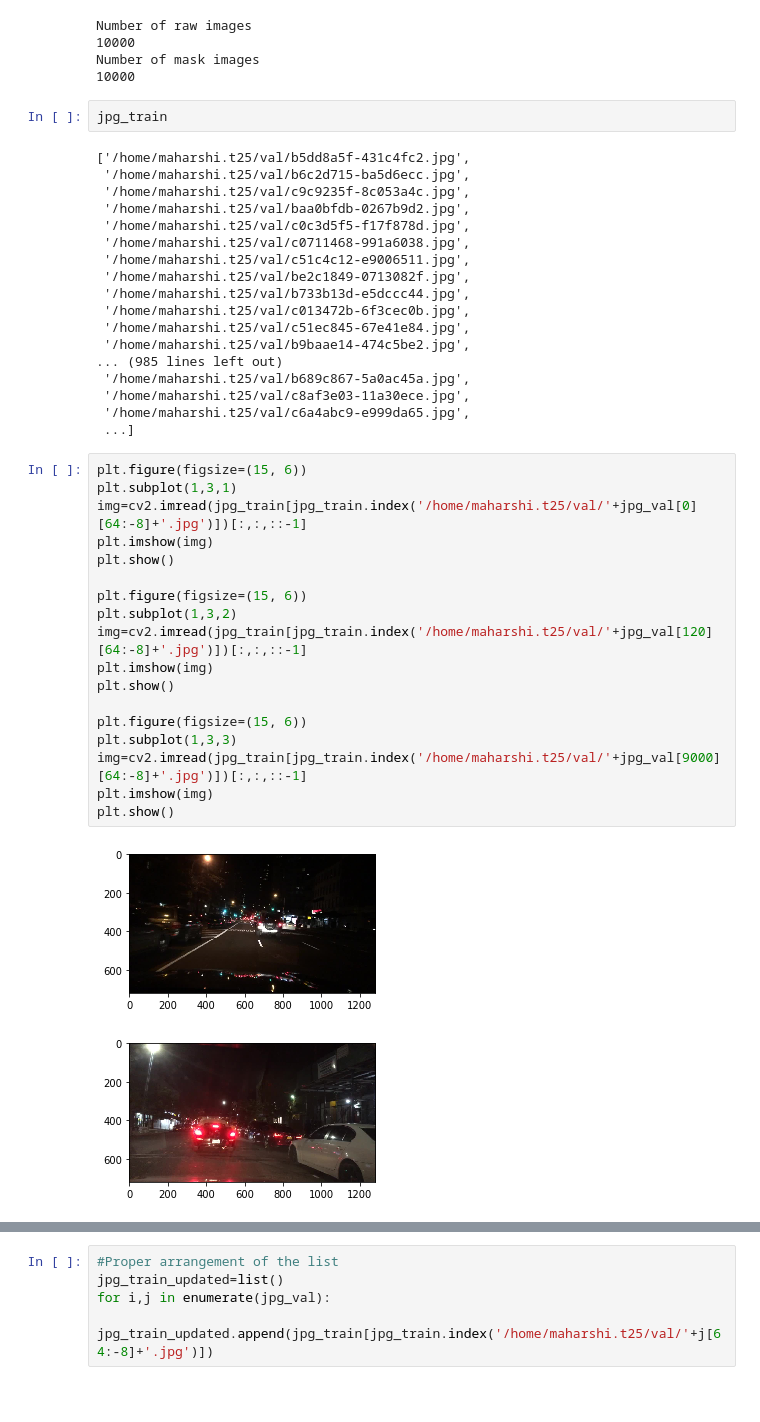
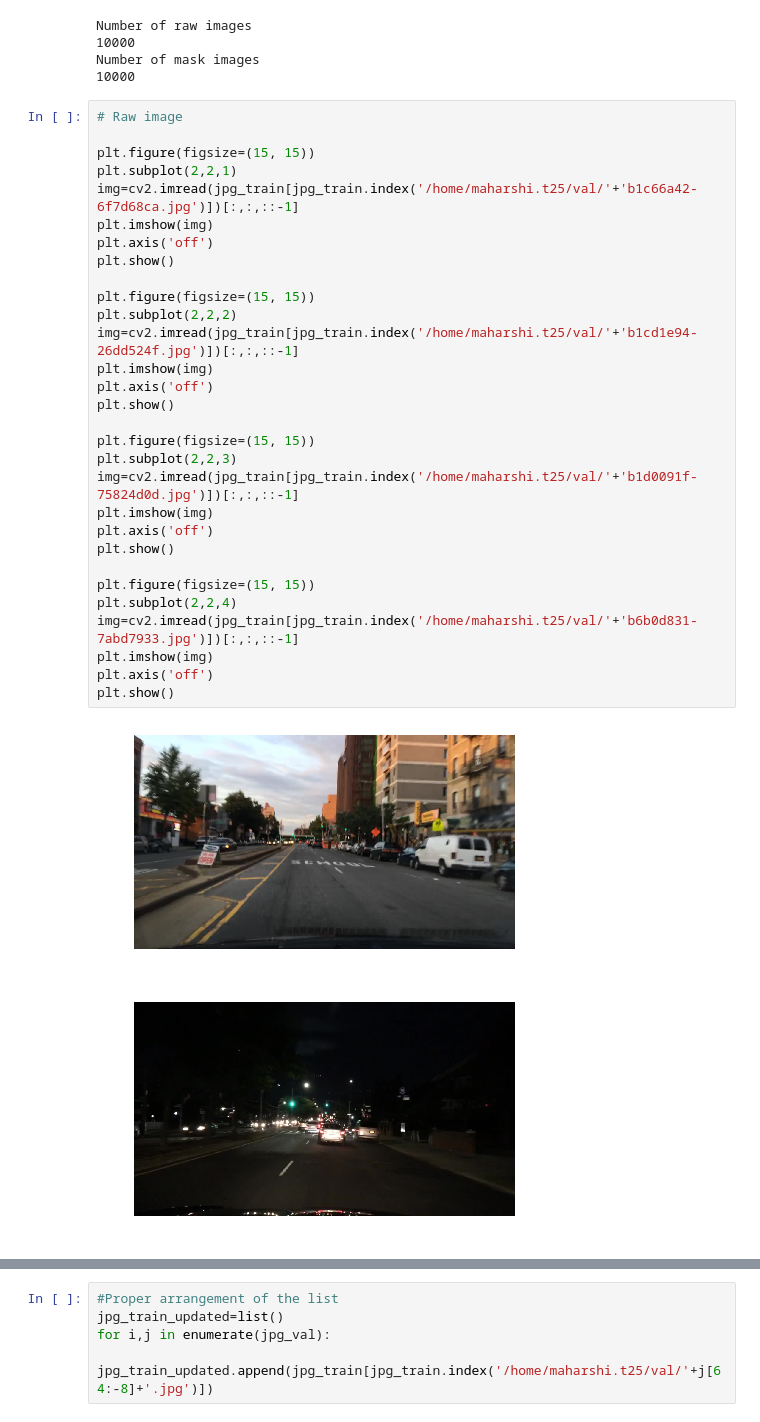
Before and after one commit to trived76/ECE1512-Homework3-LaneDetection, a Jupyter notebook: Lane_Detection.ipynb, the cells around one changed output, grey strips where cells are left out. Saved outputs shown, nothing was run; the diff lists cells and outputs as text; blank space fills up the shorter version.

```diff
--- a/Lane_Detection.ipynb
+++ b/Lane_Detection.ipynb
@@ -218,44 +206,36 @@ Number of raw images
 10000
 Number of mask images
 10000
-# %%
-jpg_train
-# %% [output]
-['/home/maharshi.t25/val/b5dd8a5f-431c4fc2.jpg',
- '/home/maharshi.t25/val/b6c2d715-ba5d6ecc.jpg',
- '/home/maharshi.t25/val/c9c9235f-8c053a4c.jpg',
- '/home/maharshi.t25/val/baa0bfdb-0267b9d2.jpg',
- '/home/maharshi.t25/val/c0c3d5f5-f17f878d.jpg',
- '/home/maharshi.t25/val/c0711468-991a6038.jpg',
- '/home/maharshi.t25/val/c51c4c12-e9006511.jpg',
- '/home/maharshi.t25/val/be2c1849-0713082f.jpg',
- '/home/maharshi.t25/val/b733b13d-e5dccc44.jpg',
- '/home/maharshi.t25/val/c013472b-6f3cec0b.jpg',
- '/home/maharshi.t25/val/c51ec845-67e41e84.jpg',
- '/home/maharshi.t25/val/b9baae14-474c5be2.jpg',
-... (985 lines left out)
- '/home/maharshi.t25/val/b689c867-5a0ac45a.jpg',
- '/home/maharshi.t25/val/c8af3e03-11a30ece.jpg',
- '/home/maharshi.t25/val/c6a4abc9-e999da65.jpg',
- ...]
 # %%
-plt.figure(figsize=(15, 6))
-plt.subplot(1,3,1)
-img=cv2.imread(jpg_train[jpg_train.index('/home/maharshi.t25/val/'+jpg_val[0][64:-8]+'.jpg')])[:,:,::-1]
+# Raw image
+
+plt.figure(figsize=(15, 15))
+plt.subplot(2,2,1)
+img=cv2.imread(jpg_train[jpg_train.index('/home/maharshi.t25/val/'+'b1c66a42-6f7d68ca.jpg')])[:,:,::-1]
 plt.imshow(img)
+plt.axis('off')
 plt.show()
 
-plt.figure(figsize=(15, 6))
-plt.subplot(1,3,2)
-img=cv2.imread(jpg_train[jpg_train.index('/home/maharshi.t25/val/'+jpg_val[120][64:-8]+'.jpg')])[:,:,::-1]
+plt.figure(figsize=(15, 15))
+plt.subplot(2,2,2)
+img=cv2.imread(jpg_train[jpg_train.index('/home/maharshi.t25/val/'+'b1cd1e94-26dd524f.jpg')])[:,:,::-1]
 plt.imshow(img)
+plt.axis('off')
 plt.show()
 
-plt.figure(figsize=(15, 6))
-plt.subplot(1,3,3)
-img=cv2.imread(jpg_train[jpg_train.index('/home/maharshi.t25/val/'+jpg_val[9000][64:-8]+'.jpg')])[:,:,::-1]
+plt.figure(figsize=(15, 15))
+plt.subplot(2,2,3)
+img=cv2.imread(jpg_train[jpg_train.index('/home/maharshi.t25/val/'+'b1d0091f-75824d0d.jpg')])[:,:,::-1]
 plt.imshow(img)
+plt.axis('off')
 plt.show()
+
+plt.figure(figsize=(15, 15))
+plt.subplot(2,2,4)
+img=cv2.imread(jpg_train[jpg_train.index('/home/maharshi.t25/val/'+'b6b0d831-7abd7933.jpg')])[:,:,::-1]
+plt.imshow(img)
+plt.axis('off')
+plt.show()
 # %% [output]
-[figure, old version]
+[figure, new version]
-[figure, old version]
+[figure, new version]
```
Also changed, not shown: parts of 174 cells of this notebook.
